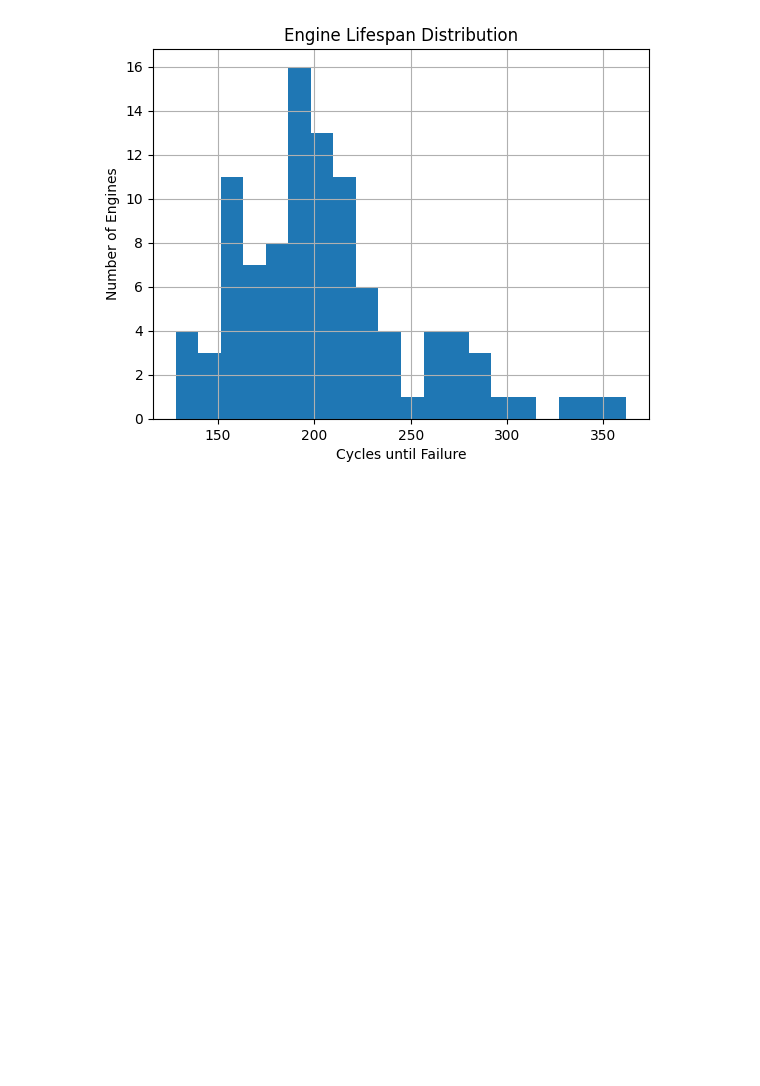
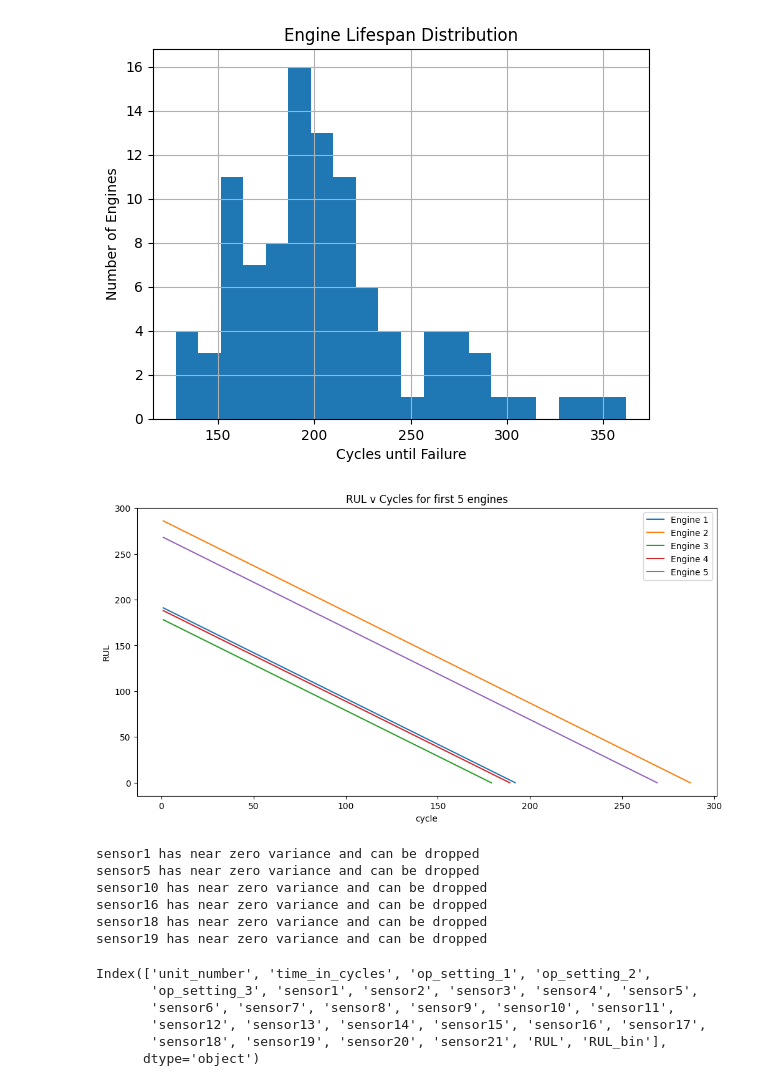
Before and after one commit to asrohan5/Pdm-RUL, a Jupyter notebook: notebook/EDA_RUL.ipynb, the cells around one changed output. Drawn from its saved outputs; the diff is of its cells as text; code cells hidden in the pictures; blank space fills up the shorter version.

```diff
--- a/notebook/EDA_RUL.ipynb
+++ b/notebook/EDA_RUL.ipynb
@@ -154,3 +154,38 @@ plt.ylabel('Number of Engines')
 plt.show()
 # %% [output]
 [figure]
+# %%
+#RUL across different units
+
+plt.figure(figsize=(12,6))
+for i in range(1,6):
+    temp = df[df['unit_number'] == i]
+    plt.plot(temp['time_in_cycles'], temp['RUL'], label = f'Engine {i}')
+
+plt.xlabel('cycle')
+plt.ylabel('RUL')
+plt.title('RUL v Cycles for first 5 engines')
+plt.legend()
+plt.show()
+# %% [output]
+[figure, added]
+# %%
+for col in sensor_cols:
+    if df[col].std() < 1e-5:
+        print(f'{col} has near zero variance and can be dropped')
+# %% [output]
+sensor1 has near zero variance and can be dropped
+sensor5 has near zero variance and can be dropped
+sensor10 has near zero variance and can be dropped
+sensor16 has near zero variance and can be dropped
+sensor18 has near zero variance and can be dropped
+sensor19 has near zero variance and can be dropped
+# %%
+df.columns
+# %% [output]
+Index(['unit_number', 'time_in_cycles', 'op_setting_1', 'op_setting_2',
+       'op_setting_3', 'sensor1', 'sensor2', 'sensor3', 'sensor4', 'sensor5',
+       'sensor6', 'sensor7', 'sensor8', 'sensor9', 'sensor10', 'sensor11',
+       'sensor12', 'sensor13', 'sensor14', 'sensor15', 'sensor16', 'sensor17',
+       'sensor18', 'sensor19', 'sensor20', 'sensor21', 'RUL', 'RUL_bin'],
+      dtype='object')
```
Also changed, not shown: 3 other files.
